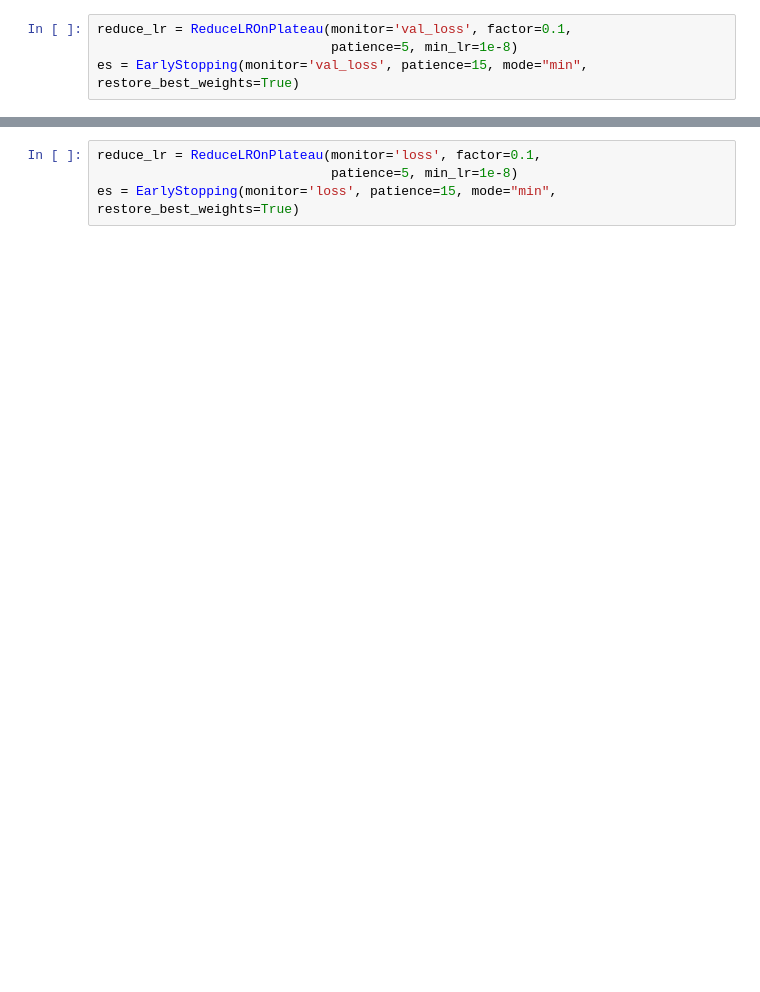
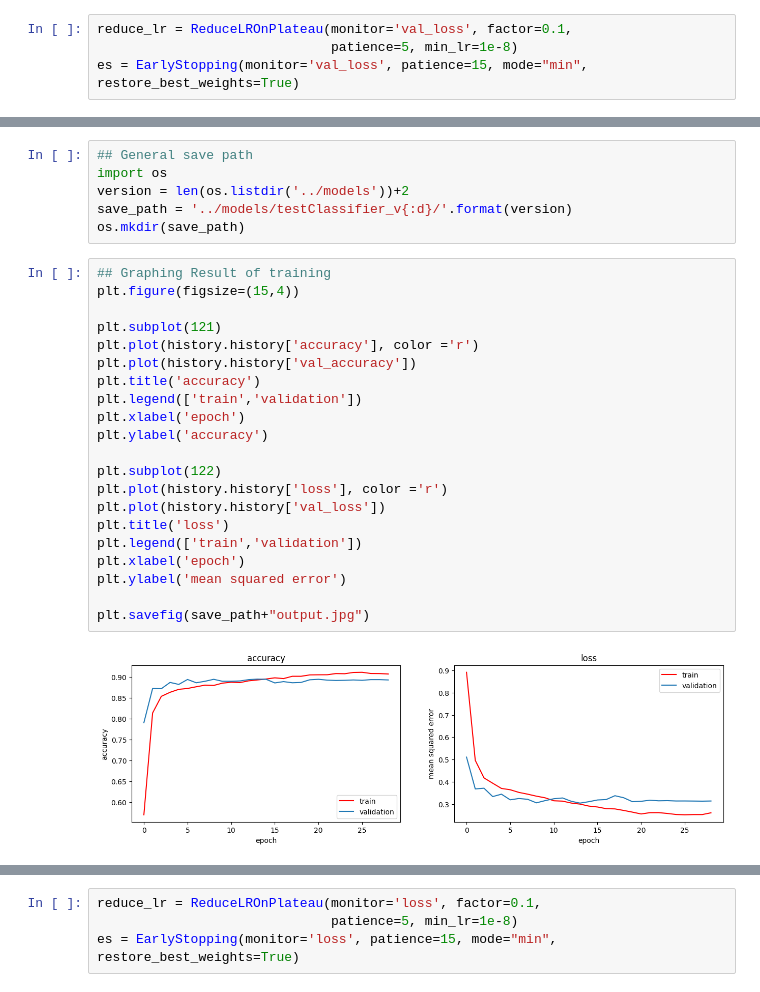
Before and after one commit to neeeal/qcuj-api, a Jupyter notebook: ipynb/journal_classifier.ipynb, the cells around one changed output, grey strips where cells are left out. Cells and saved outputs as stored; diff of their text form; blank space fills up the shorter version.

```diff
--- a/ipynb/journal_classifier.ipynb
+++ b/ipynb/journal_classifier.ipynb
@@ -731,0 +745,29 @@ plt.show()
+# %%
+## General save path
+import os
+version = len(os.listdir('../models'))+2
+save_path = '../models/testClassifier_v{:d}/'.format(version)
+os.mkdir(save_path)
+# %%
+## Graphing Result of training
+plt.figure(figsize=(15,4))
+
+plt.subplot(121)
+plt.plot(history.history['accuracy'], color ='r')
+plt.plot(history.history['val_accuracy'])
+plt.title('accuracy')
+plt.legend(['train','validation'])
+plt.xlabel('epoch')
+plt.ylabel('accuracy')
+
+plt.subplot(122)
+plt.plot(history.history['loss'], color ='r')
+plt.plot(history.history['val_loss'])
+plt.title('loss')
+plt.legend(['train','validation'])
+plt.xlabel('epoch')
+plt.ylabel('mean squared error')
+
+plt.savefig(save_path+"output.jpg")
+# %% [output]
+[figure, added]
```
Also changed, not shown: parts of 35 cells of this notebook, 12 other files.
